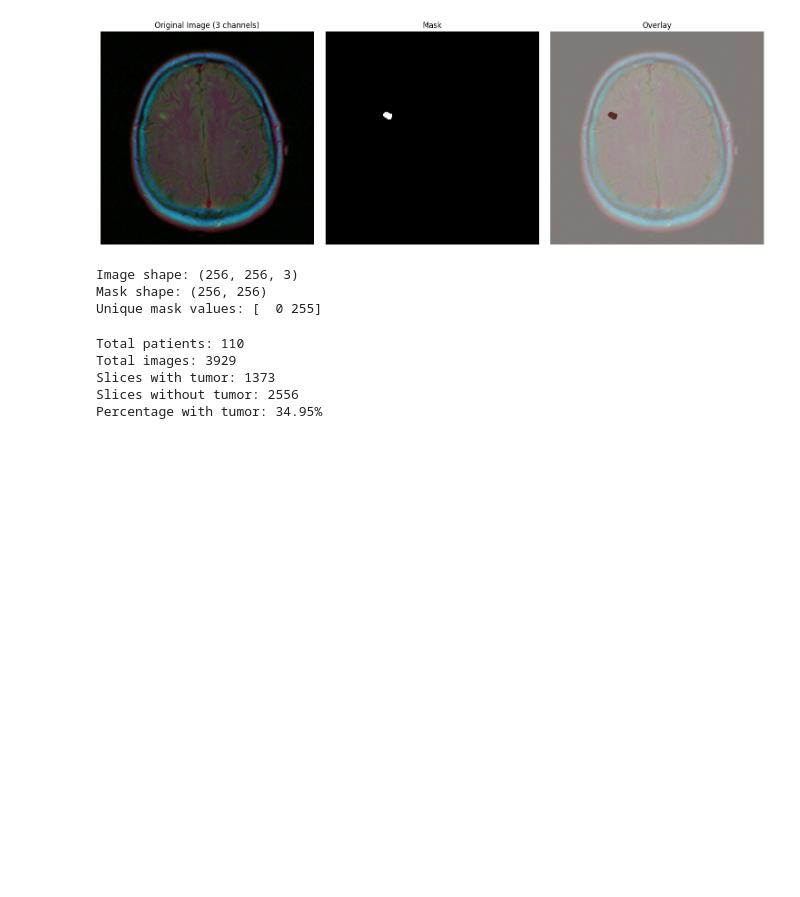
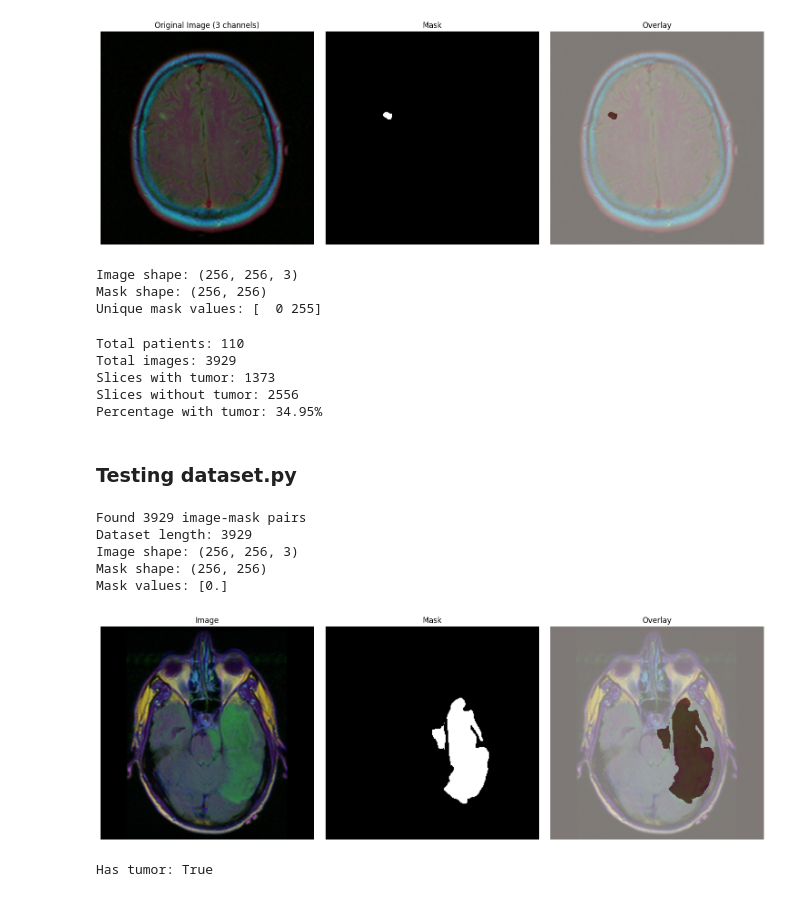
Before and after one commit to atharvadhumal03/Brain-Tumor-Segmentation-UNet-Model, a Jupyter notebook: notebooks/exploration.ipynb, the cells around one changed output. Saved outputs shown, nothing was run; the diff lists cells and outputs as text; code cells hidden in the pictures; blank space fills up the shorter version.

Commit message:
Add PyTorch Dataset class for brain MRI data

```diff
--- a/notebooks/notebook.ipynb
+++ b/notebooks/exploration.ipynb
@@ -100,3 +100,53 @@ Total images: 3929
 Slices with tumor: 1373
 Slices without tumor: 2556
 Percentage with tumor: 34.95%
+# %% [markdown]
+### Testing dataset.py
+# %%
+import sys
+sys.path.append('..')
+from src.dataset import BrainMRIDataset
+
+# Creating dataset instance
+dataset = BrainMRIDataset(data_path=DATA_PATH)
+
+# Test it
+print(f"Dataset length: {len(dataset)}")
+
+# Get one sample
+image, mask = dataset[0]
+print(f"Image shape: {image.shape}")
+print(f"Mask shape: {mask.shape}")
+print(f"Mask values: {np.unique(mask)}")
+# %% [output]
+Found 3929 image-mask pairs
+Dataset length: 3929
+Image shape: (256, 256, 3)
+Mask shape: (256, 256)
+Mask values: [0.]
+# %%
+# Visualizing a sample with tumor
+image, mask = dataset[100]  # trying different indices
+
+fig, axes = plt.subplots(1, 3, figsize=(15, 5))
+
+axes[0].imshow(image)
+axes[0].set_title('Image')
+axes[0].axis('off')
+
+axes[1].imshow(mask, cmap='gray')
+axes[1].set_title('Mask')
+axes[1].axis('off')
+
+axes[2].imshow(image)
+axes[2].imshow(mask, cmap='Reds', alpha=0.5)
+axes[2].set_title('Overlay')
+axes[2].axis('off')
+
+plt.tight_layout()
+plt.show()
+
+print(f"Has tumor: {np.sum(mask) > 0}")
+# %% [output]
+[figure, added]
+Has tumor: True
```
Also changed, not shown: 3 other files.
